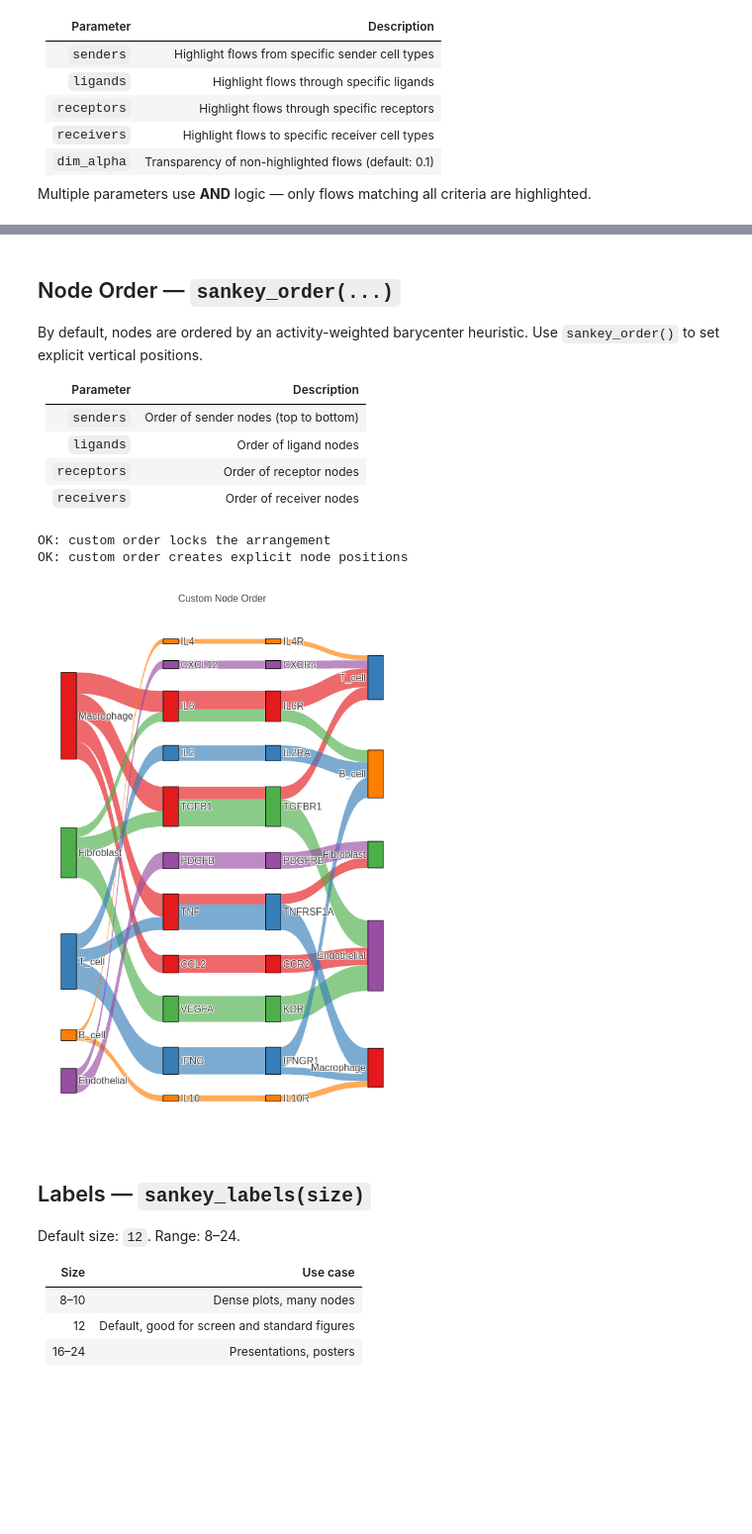
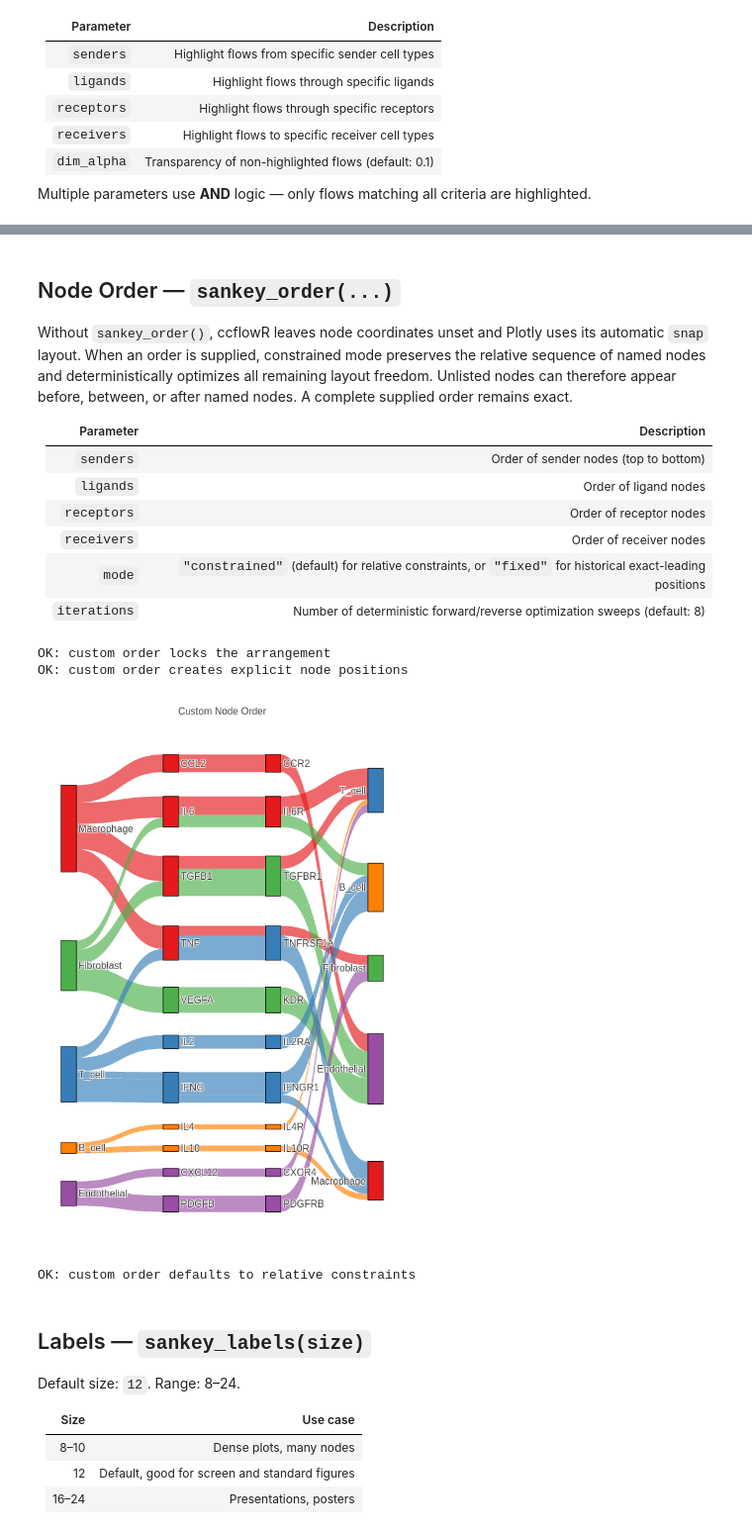
Before and after one commit to settylab/ccflowR, a Jupyter notebook: notebooks/tutorial-parameter-guide.ipynb, the cells around one changed output, grey strips where cells are left out. Shown at 99% size. Cells and saved outputs as stored; diff of their text form; code cells hidden in the pictures; blank space fills up the shorter version.

```diff
--- a/notebooks/tutorial-parameter-guide.ipynb
+++ b/notebooks/tutorial-parameter-guide.ipynb
@@ -249,7 +249,7 @@ OK: node padding is applied
 # %% [markdown]
 ## Node Order — `sankey_order(...)`
 
-By default, nodes are ordered by an activity-weighted barycenter heuristic. Use `sankey_order()` to set explicit vertical positions.
+Without `sankey_order()`, ccflowR leaves node coordinates unset and Plotly uses its automatic `snap` layout. When an order is supplied, constrained mode preserves the relative sequence of named nodes and deterministically optimizes all remaining layout freedom. Unlisted nodes can therefore appear before, between, or after named nodes. A complete supplied order remains exact.
 
 | Parameter | Description |
 |-----------|-------------|
@@ -257,23 +257,30 @@ By default, nodes are ordered by an activity-weighted barycenter heuristic. Use
 | `ligands` | Order of ligand nodes |
 | `receptors` | Order of receptor nodes |
 | `receivers` | Order of receiver nodes |
+| `mode` | `"constrained"` (default) for relative constraints, or `"fixed"` for historical exact-leading positions |
+| `iterations` | Number of deterministic forward/reverse optimization sweeps (default: 8) |
 # %%
 p <- sankey_plot(data, celltype_colors) +
   sankey_order(
     senders = c("Macrophage", "Fibroblast", "T_cell", "B_cell", "Endothelial"),
     receivers = c("T_cell", "B_cell", "Fibroblast", "Endothelial", "Macrophage")
   ) +
   sankey_title("Custom Node Order")
 
 tr <- sankey_trace(p)
 check_equal(tr$arrangement, "fixed", "custom order locks the arrangement")
 check_true(!is.null(tr$node$x) && !is.null(tr$node$y),
            "custom order creates explicit node positions")
 display_sankey(p)
+
+order_layer <- sankey_order(ligands = c("TGFB1", "IL6"))
+check_equal(order_layer$mode, "constrained",
+            "custom order defaults to relative constraints")
 # %% [output]
 OK: custom order locks the arrangement
 OK: custom order creates explicit node positions
-[figure, old version]
+[figure, new version]
+OK: custom order defaults to relative constraints
 # %% [markdown]
 ## Labels — `sankey_labels(size)`
 
```
Also changed, not shown: parts of 15 cells of this notebook, 27 other files.
